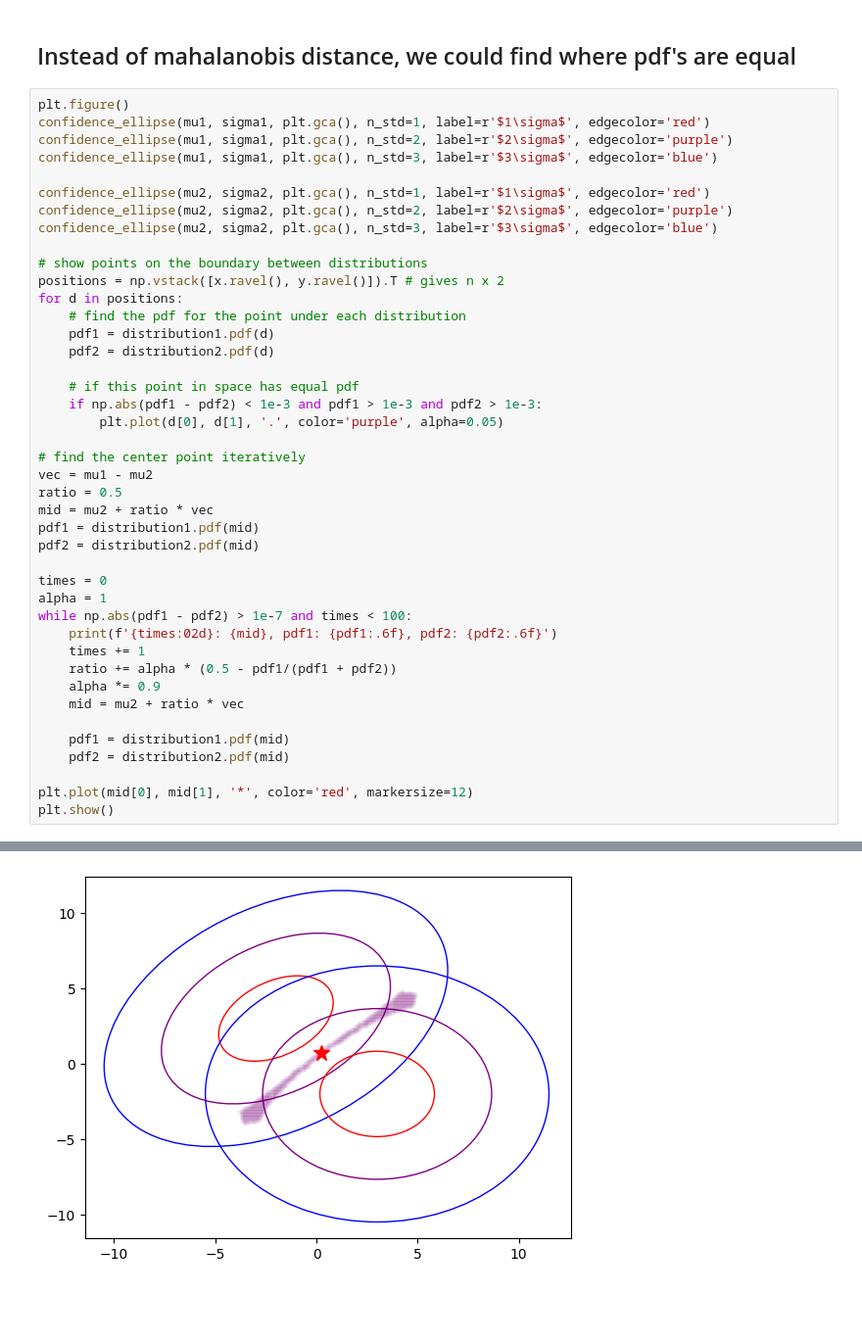
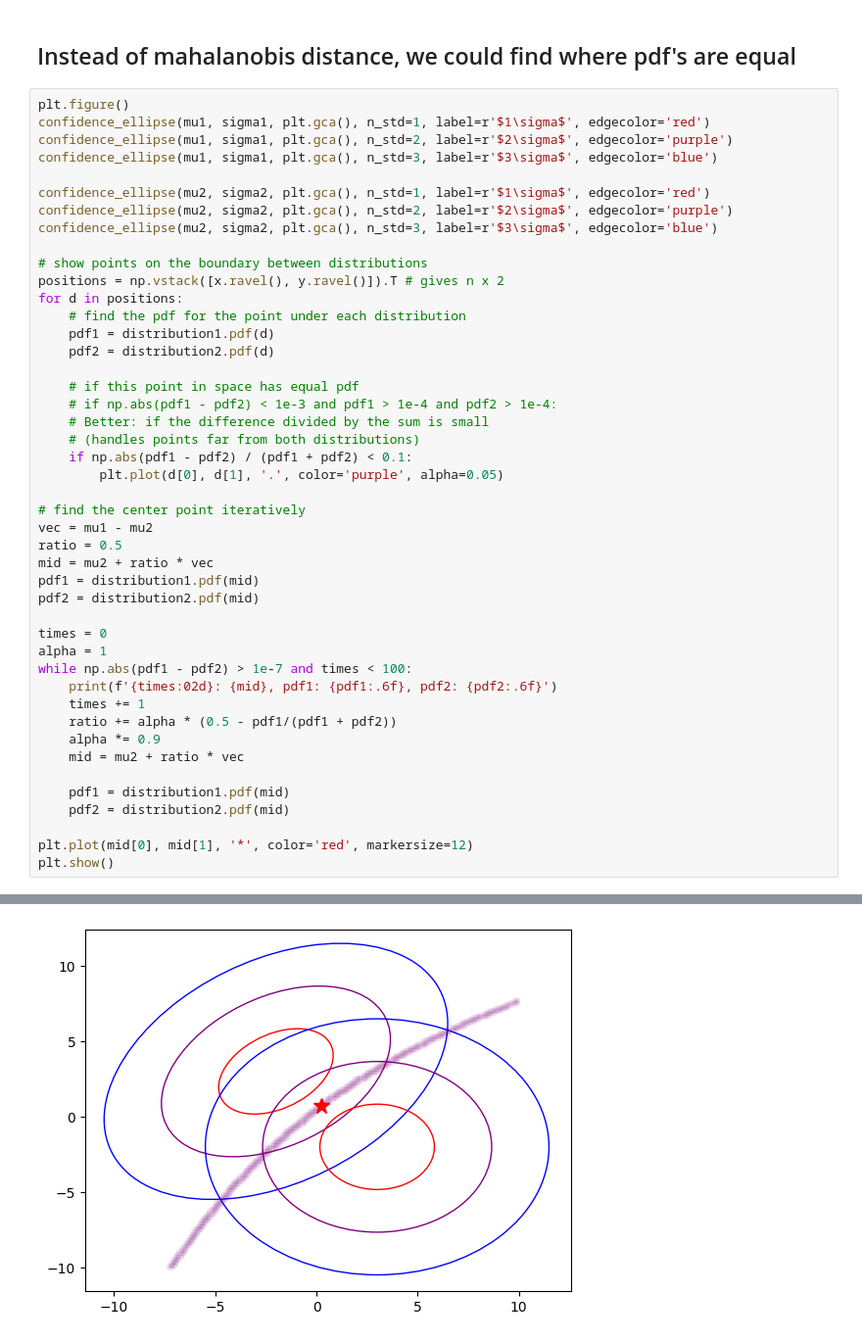
Before and after one commit to scottspurlock/random_research_ideas, a Jupyter notebook: distributions_and_distances.ipynb, the cells around one changed output, grey strips where cells are left out. Shown at 98% size. Drawn from its saved outputs; the diff is of its cells as text; blank space fills up the shorter version.

Commit message:
Better way to find the contour between distributions

```diff
--- a/distributions_and_distances.ipynb
+++ b/distributions_and_distances.ipynb
@@ -152,37 +155,40 @@ for d in positions:
     pdf2 = distribution2.pdf(d)
 
     # if this point in space has equal pdf
-    if np.abs(pdf1 - pdf2) < 1e-3 and pdf1 > 1e-3 and pdf2 > 1e-3:
+    # if np.abs(pdf1 - pdf2) < 1e-3 and pdf1 > 1e-4 and pdf2 > 1e-4:
+    # Better: if the difference divided by the sum is small
+    # (handles points far from both distributions)
+    if np.abs(pdf1 - pdf2) / (pdf1 + pdf2) < 0.1:
         plt.plot(d[0], d[1], '.', color='purple', alpha=0.05)
 
 # find the center point iteratively
 vec = mu1 - mu2
 ratio = 0.5
 mid = mu2 + ratio * vec
 pdf1 = distribution1.pdf(mid)
 pdf2 = distribution2.pdf(mid)
 
 times = 0
 alpha = 1
 while np.abs(pdf1 - pdf2) > 1e-7 and times < 100:
     print(f'{times:02d}: {mid}, pdf1: {pdf1:.6f}, pdf2: {pdf2:.6f}')
     times += 1
     ratio += alpha * (0.5 - pdf1/(pdf1 + pdf2))
     alpha *= 0.9
     mid = mu2 + ratio * vec
 
     pdf1 = distribution1.pdf(mid)
     pdf2 = distribution2.pdf(mid)
 
 plt.plot(mid[0], mid[1], '*', color='red', markersize=12)
 plt.show()
 # %% [output]
 00: [0.5 0.5], pdf1: 0.006149, pdf2: 0.009108
 01: [0.01500662 0.98499338], pdf1: 0.009527, pdf2: 0.006532
 02: [0.4347192 0.5652808], pdf1: 0.006558, pdf2: 0.008740
 03: [0.14589838 0.85410162], pdf1: 0.008544, pdf2: 0.007186
 04: [0.30318517 0.69681483], pdf1: 0.007428, pdf2: 0.008015
 05: [0.24083966 0.75916034], pdf1: 0.007861, pdf2: 0.007682
 06: [0.25790642 0.74209358], pdf1: 0.007741, pdf2: 0.007772
 07: [0.25527002 0.74472998], pdf1: 0.007760, pdf2: 0.007758
-[figure, old version]
+[figure, new version]
```
Also changed, not shown: parts of 1 cell of this notebook.
